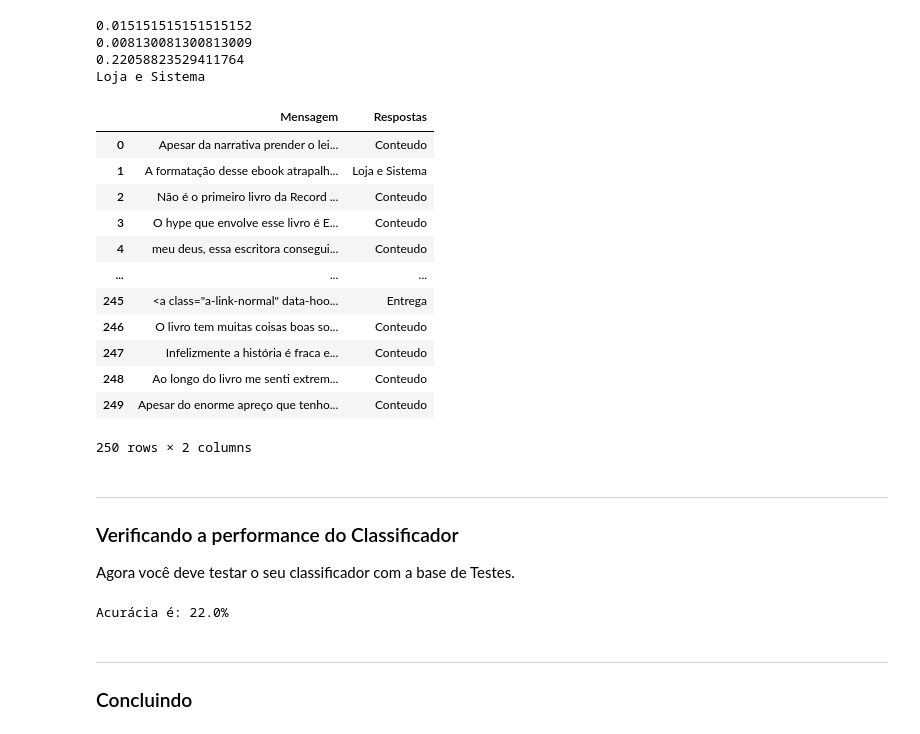
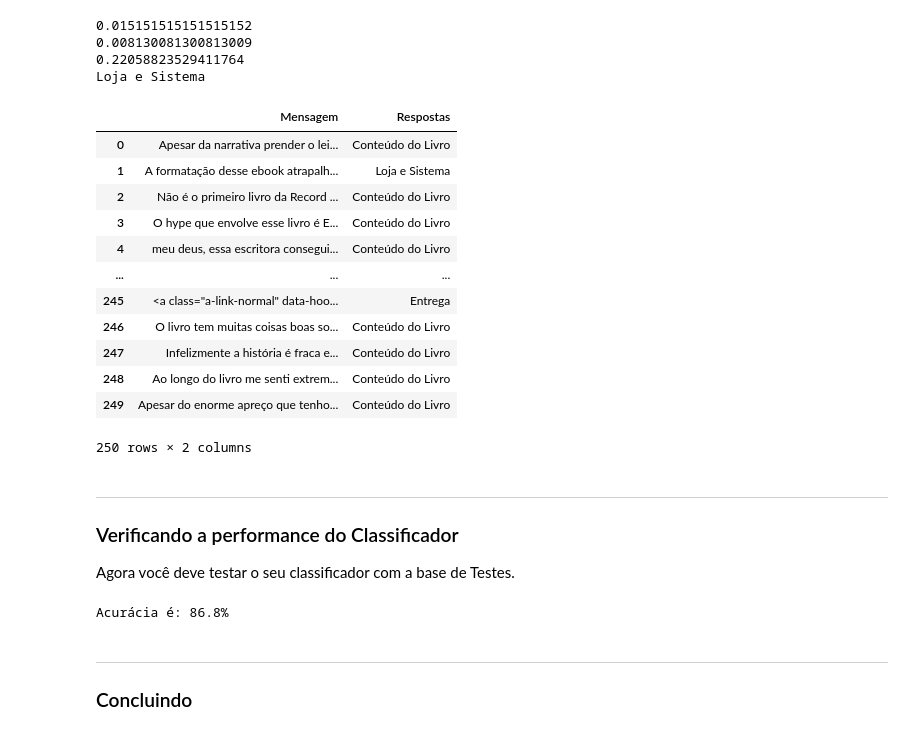
Before and after one commit to viniciusgomes2005/DataScienceProject, a Jupyter notebook: Projeto1 Template.ipynb, the cells around one changed output. Saved outputs shown, nothing was run; the diff lists cells and outputs as text; code cells hidden in the pictures.

```diff
--- a/Projeto1 Template.ipynb
+++ b/Projeto1 Template.ipynb
@@ -173,45 +173,45 @@ def classifica(df):
         prob_Conteudo=1
         for palavra in palavras:
             if palavra in quant_palavras_Loja:
                 prob_Loja_Sistema*=(quant_palavras_Loja[palavra]/quant_loja)
             else:
                 prob_Loja_Sistema*=laplace(0,quant_loja)
         for palavra in palavras:
             if palavra in quant_palavras_Entrega:
                 prob_Entrega*=(quant_palavras_Entrega[palavra]/quant_Entrega)
             else:
                 prob_Entrega*=laplace(0,quant_Entrega)
         for palavra in palavras:
             if palavra in quant_palavras_Conteudo:
                 prob_Conteudo*=(quant_palavras_Conteudo[palavra]/quant_Conteudo)
             else:
                 prob_Conteudo*=laplace(0,quant_Conteudo)
         maior_prob=max(prob_Conteudo , prob_Entrega , prob_Loja_Sistema)
         if maior_prob==prob_Conteudo:
-            coluna_de_resposta.append('Conteudo')
+            coluna_de_resposta.append('Conteúdo do Livro')
         elif maior_prob==prob_Entrega:
             coluna_de_resposta.append("Entrega")
         elif maior_prob==prob_Loja_Sistema:
             coluna_de_resposta.append("Loja e Sistema")
     coluna_de_resposta_Series=pd.Series(coluna_de_resposta)
     df['Respostas']=coluna_de_resposta_Series
     novo_df = pd.concat([df['Mensagem'],df['Respostas']], axis=1)
     return novo_df
 
 classifica(test)
 # %% [output]
 |  | Mensagem | Respostas |
-| 0 | Apesar da narrativa prender o lei... | Conteudo |
+| 0 | Apesar da narrativa prender o lei... | Conteúdo do Livro |
 | 1 | A formatação desse ebook atrapalh... | Loja e Sistema |
-| 2 | Não é o primeiro livro da Record ... | Conteudo |
-| 3 | O hype que envolve esse livro é E... | Conteudo |
-| 4 | meu deus, essa escritora consegui... | Conteudo |
+| 2 | Não é o primeiro livro da Record ... | Conteúdo do Livro |
+| 3 | O hype que envolve esse livro é E... | Conteúdo do Livro |
+| 4 | meu deus, essa escritora consegui... | Conteúdo do Livro |
 | ... | ... | ... |
 | 245 | <a class="a-link-normal" data-hoo... | Entrega |
-| 246 | O livro tem muitas coisas boas so... | Conteudo |
-| 247 | Infelizmente a história é fraca e... | Conteudo |
-| 248 | Ao longo do livro me senti extrem... | Conteudo |
-| 249 | Apesar do enorme apreço que tenho... | Conteudo |
+| 246 | O livro tem muitas coisas boas so... | Conteúdo do Livro |
+| 247 | Infelizmente a história é fraca e... | Conteúdo do Livro |
+| 248 | Ao longo do livro me senti extrem... | Conteúdo do Livro |
+| 249 | Apesar do enorme apreço que tenho... | Conteúdo do Livro |
 250 rows × 2 columns
 # %% [markdown]
 ___
@@ -231,7 +231,7 @@ def acuracia(df):
     return "Acurácia é: {0}%".format(acertos*100/quantidade_respostas)
 print(acuracia(test))
 # %% [output]
-Acurácia é: 22.0%
+Acurácia é: 86.8%
 # %% [markdown]
 ___
 ### Concluindo
```
Also changed, not shown: parts of 2 cells of this notebook.
